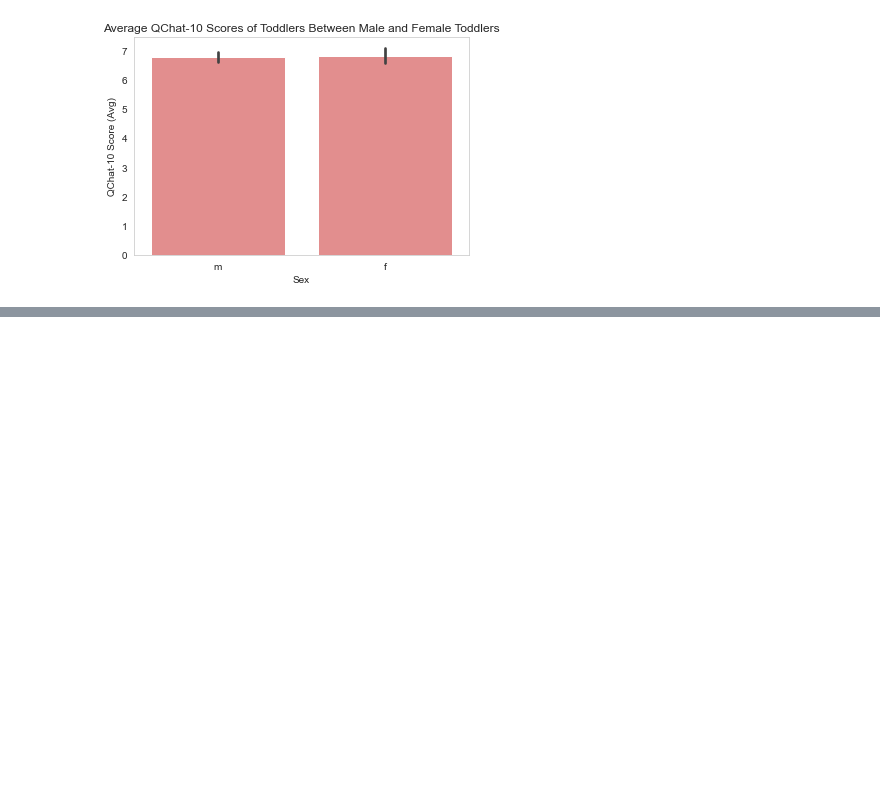
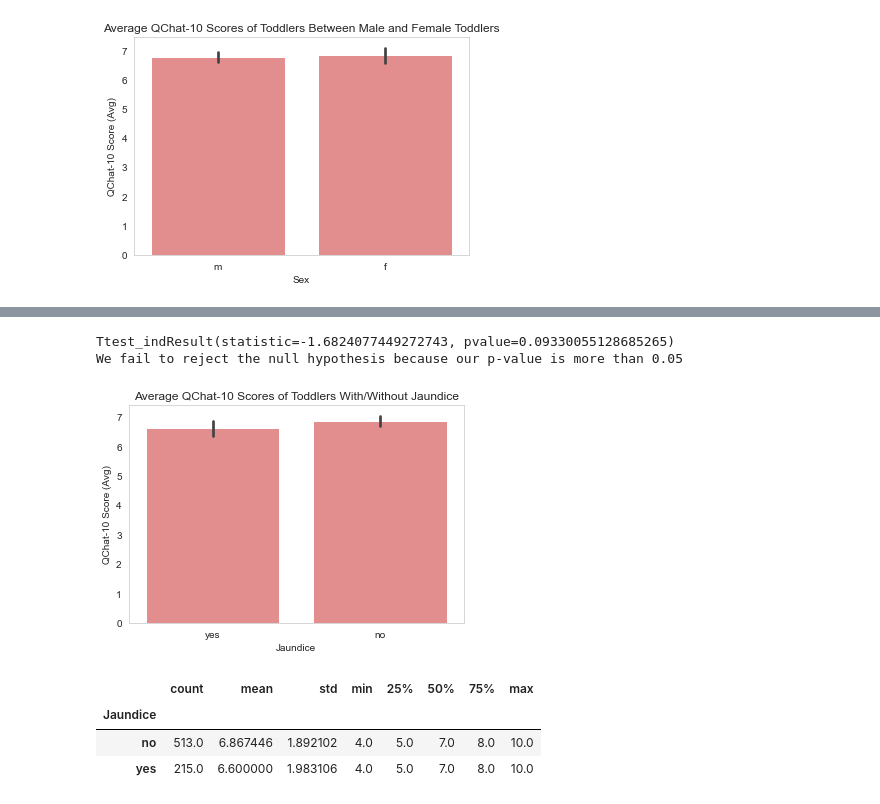
Before and after one commit to claudiamorazzoni/Assessment-ML-S, a Jupyter notebook: scipy-stats.ipynb, the cells around one changed output, grey strips where cells are left out. Drawn from its saved outputs; the diff is of its cells as text; code cells hidden in the pictures; blank space fills up the shorter version.

```diff
--- a/scipy-stats.ipynb
+++ b/scipy-stats.ipynb
@@ -255,0 +338,25 @@ plt.show()
+# %%
+# independet sample T-test of jaundice and qchat-score
+print(stats.ttest_ind(y_jaundice['qchat_score'], n_jaundice['qchat_score'], equal_var=False))
+print('We fail to reject the null hypothesis because our p-value is more than 0.05')
+# %% [output]
+Ttest_indResult(statistic=-1.6824077449272743, pvalue=0.09330055128685265)
+We fail to reject the null hypothesis because our p-value is more than 0.05
+# %%
+# Plotting Average QChat-10 Scores of Toddlers with/without jaundice
+sns.set_style("whitegrid",{'axes.grid' : False})
+ax = sns.barplot(x = 'Jaundice', y = 'qchat_score', data = df, color='lightcoral')
+ax.set_title('Average QChat-10 Scores of Toddlers With/Without Jaundice')
+ax.set_xlabel('Jaundice')
+ax.set_ylabel('QChat-10 Score (Avg)')
+plt.savefig('Jaundice_Age.png')
+plt.show();
+# %% [output]
+[figure, added]
+# %%
+df.groupby('Jaundice').qchat_score.describe()
+# %% [output]
+|  | count | mean | std | min | 25% | 50% | 75% | max |
+| Jaundice |  |  |  |  |  |  |  |  |
+| no | 513.0 | 6.867446 | 1.892102 | 4.0 | 5.0 | 7.0 | 8.0 | 10.0 |
+| yes | 215.0 | 6.600000 | 1.983106 | 4.0 | 5.0 | 7.0 | 8.0 | 10.0 |
```
Also changed, not shown: parts of 32 cells of this notebook, 4 other files.
